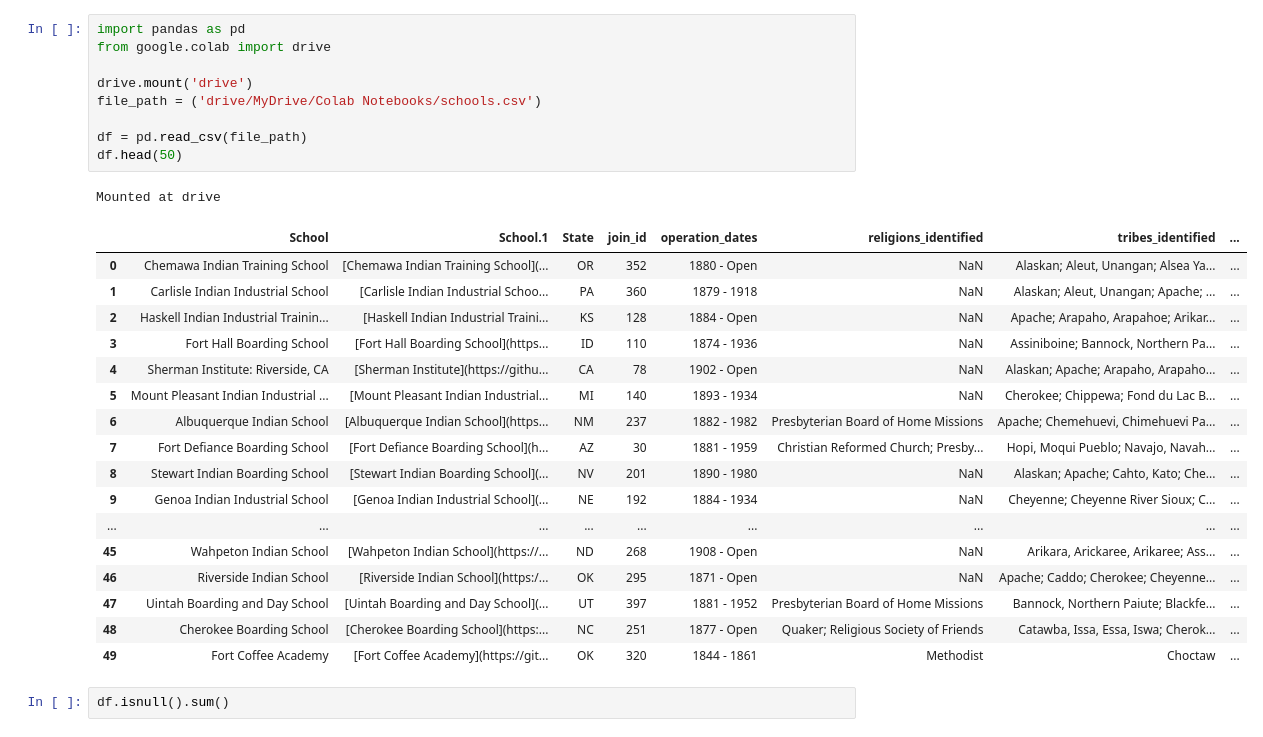
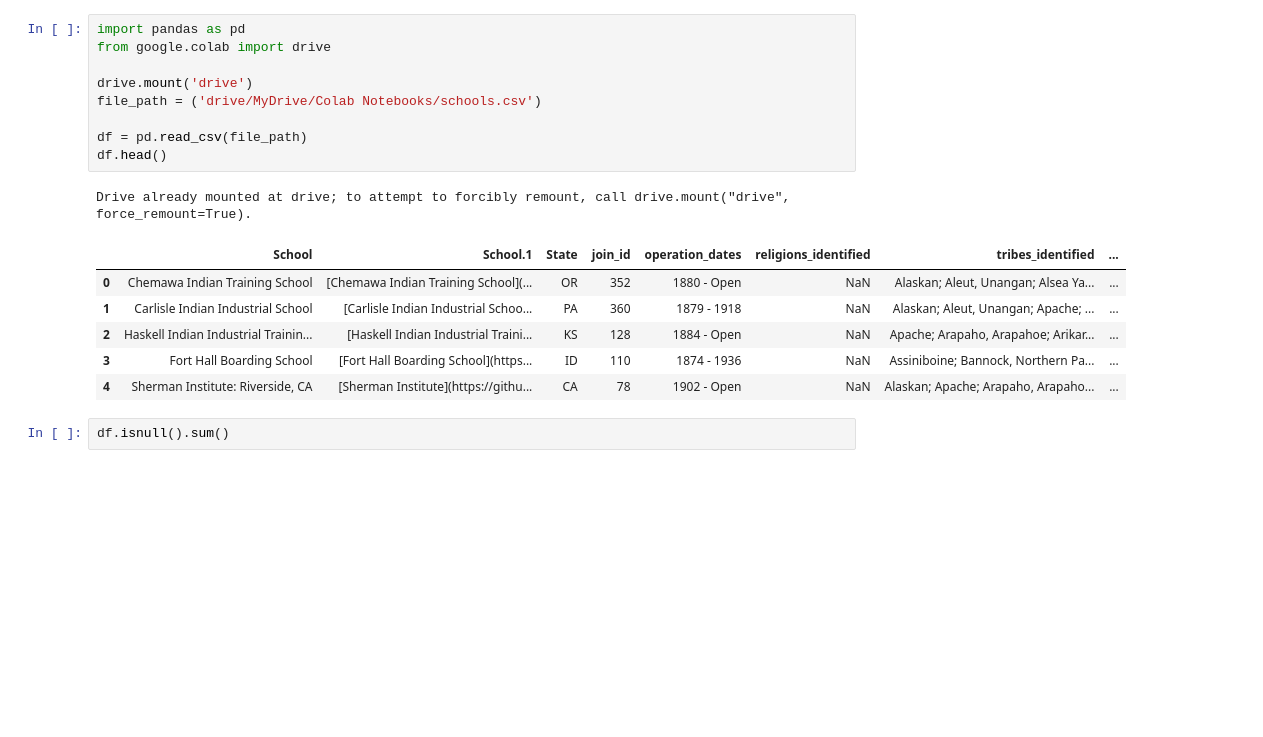
Before and after one commit to BillieBurden/digital-history-2026, a Jupyter notebook: Boarding_Cleanser_Script.ipynb, the cells around one changed output. Drawn from its saved outputs; the diff is of its cells as text; blank space fills up the shorter version.

```diff
--- a/Boarding_Cleanser_Script.ipynb
+++ b/Boarding_Cleanser_Script.ipynb
@@ -3,31 +3,20 @@
 # %%
 import pandas as pd
 from google.colab import drive
 
 drive.mount('drive')
 file_path = ('drive/MyDrive/Colab Notebooks/schools.csv')
 
 df = pd.read_csv(file_path)
-df.head(50)
+df.head()
 # %% [output]
-Mounted at drive
+Drive already mounted at drive; to attempt to forcibly remount, call drive.mount("drive", force_remount=True).
 |  | School | School.1 | State | join_id | operation_dates | religions_identified | tribes_identified | ... |
 | 0 | Chemawa Indian Training School | [Chemawa Indian Training School](... | OR | 352 | 1880 - Open | NaN | Alaskan; Aleut, Unangan; Alsea Ya... | ... |
 | 1 | Carlisle Indian Industrial School | [Carlisle Indian Industrial Schoo... | PA | 360 | 1879 - 1918 | NaN | Alaskan; Aleut, Unangan; Apache; ... | ... |
 | 2 | Haskell Indian Industrial Trainin... | [Haskell Indian Industrial Traini... | KS | 128 | 1884 - Open | NaN | Apache; Arapaho, Arapahoe; Arikar... | ... |
 | 3 | Fort Hall Boarding School | [Fort Hall Boarding School](https... | ID | 110 | 1874 - 1936 | NaN | Assiniboine; Bannock, Northern Pa... | ... |
 | 4 | Sherman Institute: Riverside, CA | [Sherman Institute](https://githu... | CA | 78 | 1902 - Open | NaN | Alaskan; Apache; Arapaho, Arapaho... | ... |
-| 5 | Mount Pleasant Indian Industrial ... | [Mount Pleasant Indian Industrial... | MI | 140 | 1893 - 1934 | NaN | Cherokee; Chippewa; Fond du Lac B... | ... |
-| 6 | Albuquerque Indian School | [Albuquerque Indian School](https... | NM | 237 | 1882 - 1982 | Presbyterian Board of Home Missions | Apache; Chemehuevi, Chimehuevi Pa... | ... |
-| 7 | Fort Defiance Boarding School | [Fort Defiance Boarding School](h... | AZ | 30 | 1881 - 1959 | Christian Reformed Church; Presby... | Hopi, Moqui Pueblo; Navajo, Navah... | ... |
-| 8 | Stewart Indian Boarding School | [Stewart Indian Boarding School](... | NV | 201 | 1890 - 1980 | NaN | Alaskan; Apache; Cahto, Kato; Che... | ... |
-| 9 | Genoa Indian Industrial School | [Genoa Indian Industrial School](... | NE | 192 | 1884 - 1934 | NaN | Cheyenne; Cheyenne River Sioux; C... | ... |
-| ... | ... | ... | ... | ... | ... | ... | ... | ... |
-| 45 | Wahpeton Indian School | [Wahpeton Indian School](https://... | ND | 268 | 1908 - Open | NaN | Arikara, Arickaree, Arikaree; Ass... | ... |
-| 46 | Riverside Indian School | [Riverside Indian School](https:/... | OK | 295 | 1871 - Open | NaN | Apache; Caddo; Cherokee; Cheyenne... | ... |
-| 47 | Uintah Boarding and Day School | [Uintah Boarding and Day School](... | UT | 397 | 1881 - 1952 | Presbyterian Board of Home Missions | Bannock, Northern Paiute; Blackfe... | ... |
-| 48 | Cherokee Boarding School | [Cherokee Boarding School](https:... | NC | 251 | 1877 - Open | Quaker; Religious Society of Friends | Catawba, Issa, Essa, Iswa; Cherok... | ... |
-| 49 | Fort Coffee Academy | [Fort Coffee Academy](https://git... | OK | 320 | 1844 - 1861 | Methodist | Choctaw | ... |
 # %%
 df.isnull().sum()
 # %% [output]
```
Also changed, not shown: parts of 2 cells of this notebook.
